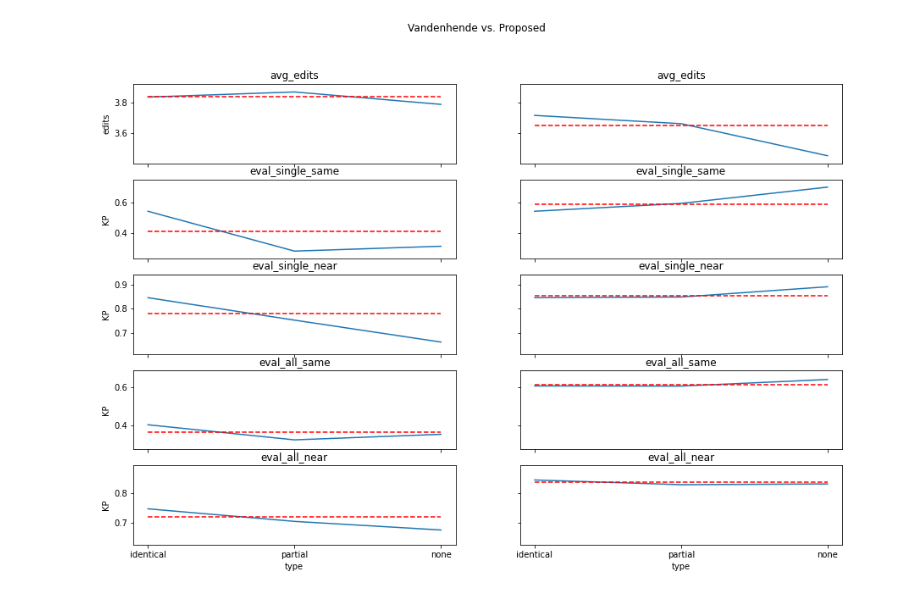
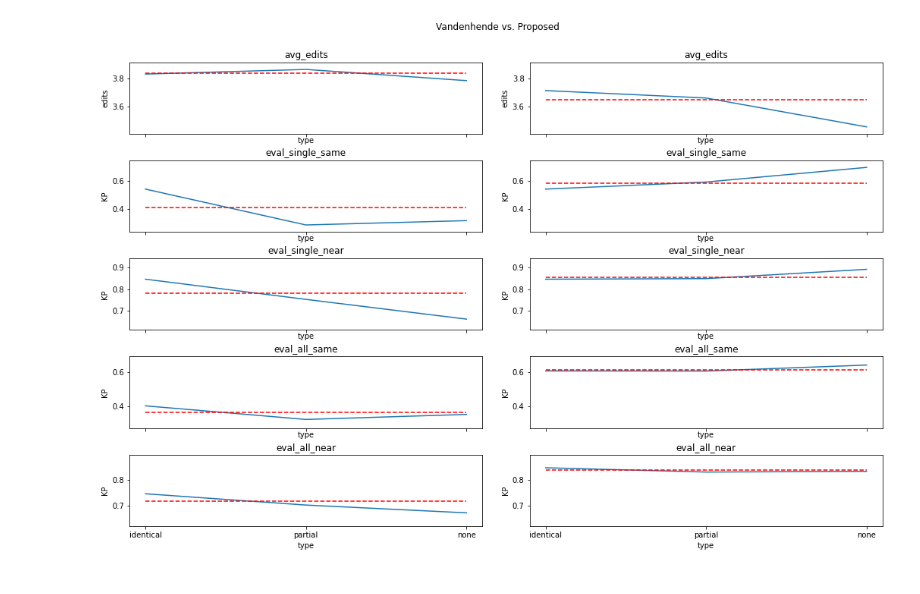
Before and after one commit to florenceboettger/visual-counterfactuals, a Jupyter notebook: evaluate_types.ipynb, the cells around one changed output. Drawn from its saved outputs; the diff is of its cells as text; code cells hidden in the pictures.

```diff
--- a/evaluate_types.ipynb
+++ b/evaluate_types.ipynb
@@ -21,32 +21,33 @@ for filename in files:
 types = [d["type"] for d in list(dicts.values())[0]]
 metrics = [k for k in (list(dicts.values())[0][0].keys()) if k != "type"]
 fig, axs = plt.subplots(len(metrics), len(dicts), sharex=True)
 fig.set_figwidth(15)
 fig.set_figheight(10)
 fig.suptitle("Vandenhende vs. Proposed")
+fig.tight_layout(pad=2.5)
 i = 0
 
 x = [t for t in types if t != "any"]
 
 limits = [list(chain.from_iterable([[float(dict[m]) for dict in d] for d in list(dicts.values())])) for m in metrics]
 limits = [[min(l) - 0.05, max(l) + 0.05] for l in limits]
 
 for name, value in dicts.items():
     y_dicts = [next(item for item in value if item["type"] == t) for t in x]
     for j in range(len(metrics)):
         metric = metrics[j]
         ax = axs[j, i]
         ax.set_title(metric)
         ax.set(xlabel="type", ylabel="edits" if metric == "avg_edits" else "KP")
-        ax.label_outer()
+        # ax.label_outer()
 
         y = [float(d[metric]) for d in y_dicts]
 
         ax.set_ylim(limits[j])
         ax.plot(x, y)
         any = np.empty(len(x))
         any.fill(next(item for item in value if item["type"] == "any")[metric])
         ax.plot(x, any, "r--")
     i += 1
 # %% [output]
-[figure, old version]
+[figure, new version]
```
